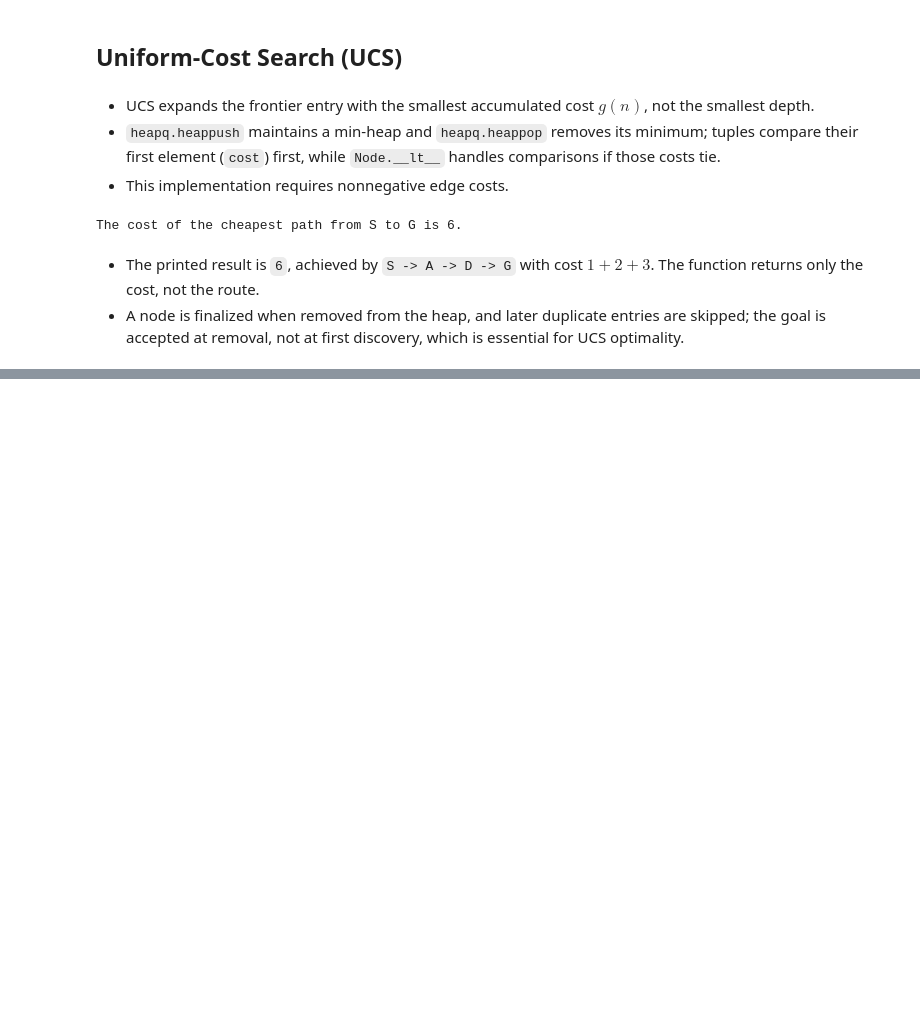
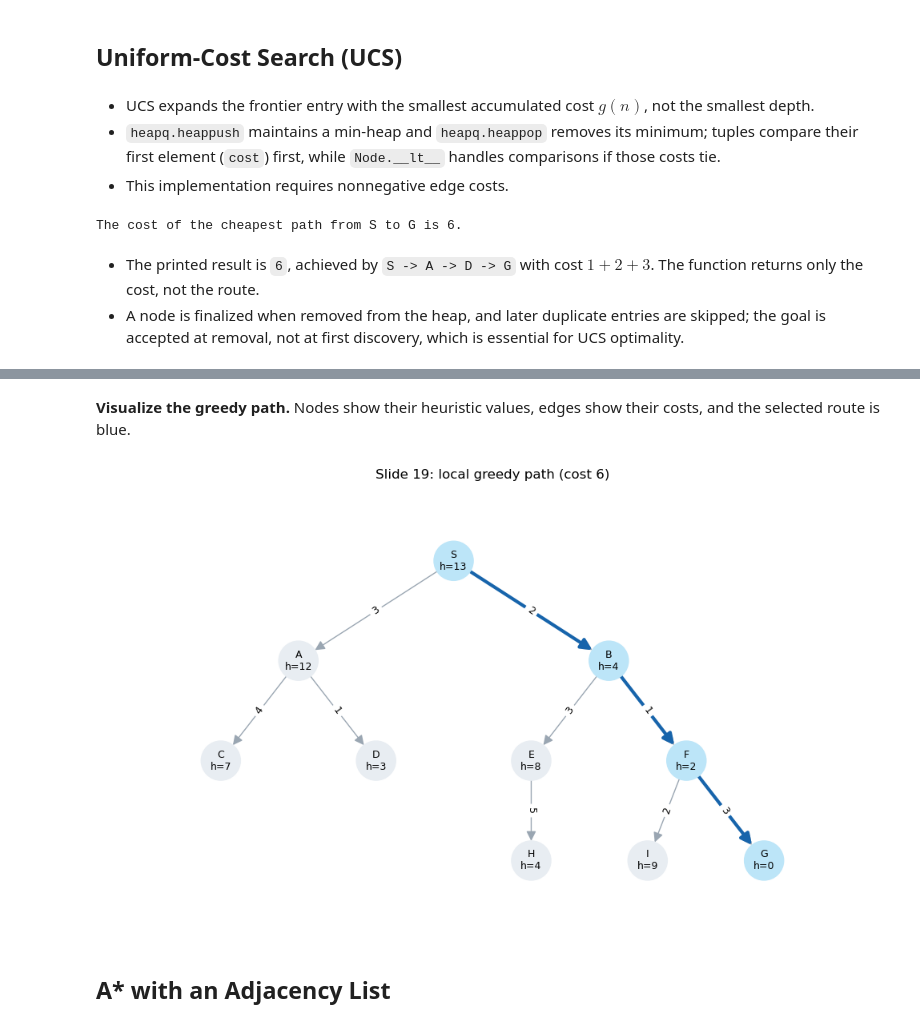
Before and after one commit to jalil-piran/AI, a Jupyter notebook: AI_2026.ipynb, the cells around one changed output, grey strips where cells are left out. Saved outputs shown, nothing was run; the diff lists cells and outputs as text; code cells hidden in the pictures; blank space fills up the shorter version.

```diff
--- a/AI_2026.ipynb
+++ b/AI_2026.ipynb
@@ -311,0 +377,44 @@ The cost of the cheapest path from S to G is 6.
+# %% [markdown]
+**Visualize the greedy path.** Nodes show their heuristic values, edges show their costs, and the selected route is blue.
+# %%
+import networkx as nx
+import matplotlib.pyplot as plt
+
+def draw_search_graph(graph, heuristics, path, positions, title,
+                      directed=True, figsize=(10, 6)):
+    G = nx.DiGraph() if directed else nx.Graph()
+    G.add_nodes_from(heuristics)
+    for node, neighbors in graph.items():
+        for neighbor, cost in neighbors:
+            G.add_edge(node, neighbor, weight=cost)
+    plt.figure(figsize=figsize)
+    labels = {node: f'{node}\nh={heuristics[node]}' for node in G}
+    colors = ['#bce5f8' if path and node in path else '#e8edf2' for node in G]
+    nx.draw_networkx(G, positions, labels=labels, node_color=colors,
+                     node_size=1250, font_size=9, edge_color='#9aa6b2',
+                     arrows=directed, arrowsize=18)
+    nx.draw_networkx_edge_labels(G, positions,
+        edge_labels=nx.get_edge_attributes(G, 'weight'), font_size=9)
+    if path:
+        nx.draw_networkx_edges(G, positions, edgelist=list(zip(path, path[1:])),
+                               edge_color='#1764ab', width=3,
+                               arrows=directed, arrowsize=20, node_size=1250)
+    for text in plt.gca().texts:
+        text.set_zorder(5)
+    plt.title(title, pad=16)
+    plt.axis('off')
+    plt.margins(0.15)
+    plt.tight_layout()
+    plt.show()
+
+greedy_positions = {
+    'S': (0, 3), 'A': (-2, 2), 'B': (2, 2),
+    'C': (-3, 1), 'D': (-1, 1), 'E': (1, 1), 'F': (3, 1),
+    'H': (1, 0), 'I': (2.5, 0), 'G': (4, 0)
+}
+draw_search_graph(greedy_graph, greedy_h, greedy_path, greedy_positions,
+                  'Slide 19: local greedy path (cost 6)')
+# %% [output]
+[figure, added]
+# %% [markdown]
+## A* with an Adjacency List
```
Also changed, not shown: parts of 19 cells of this notebook.
